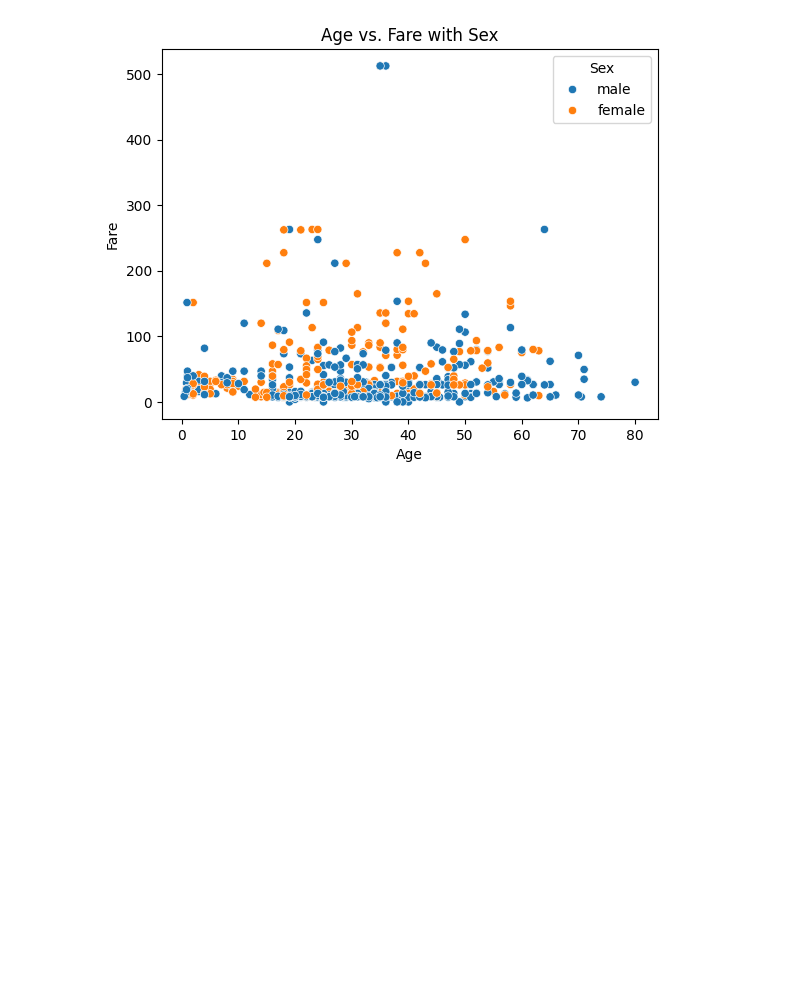
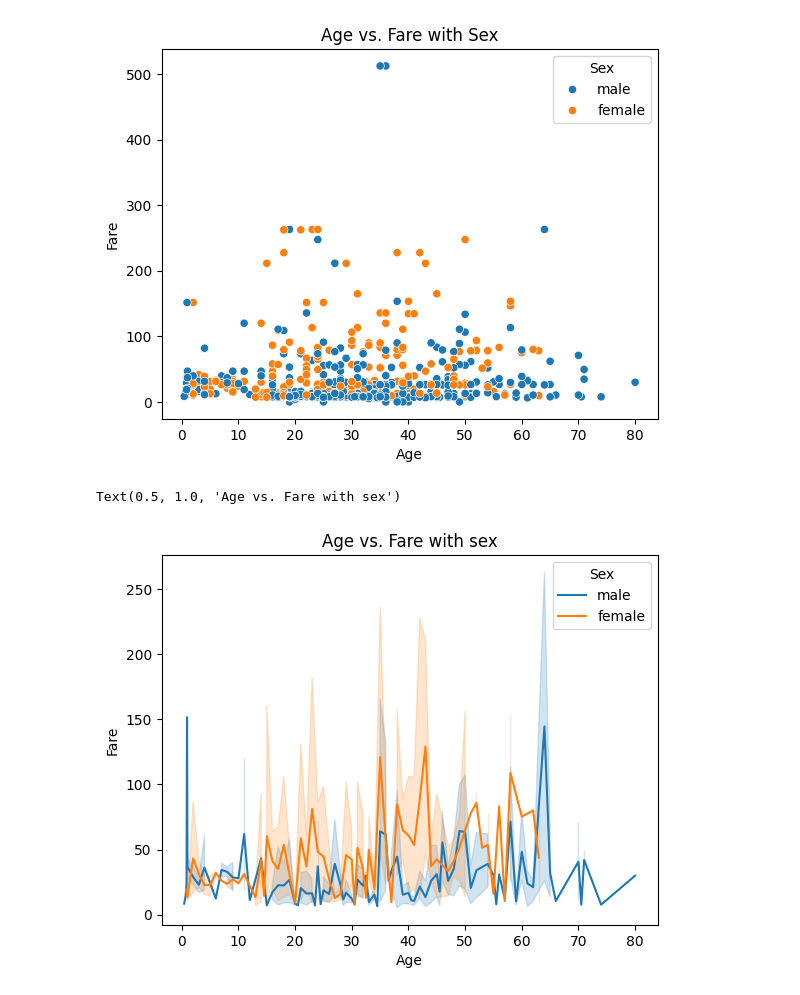
Before and after one commit to iftikhar200/DEV1, a Jupyter notebook: seaborn.ipynb, the cells around one changed output. Saved outputs shown, nothing was run; the diff lists cells and outputs as text; code cells hidden in the pictures; blank space fills up the shorter version.

```diff
--- a/seaborn.ipynb
+++ b/seaborn.ipynb
@@ -67,3 +67,9 @@ plt.title("Age vs. Fare with Sex")
 # %% [output]
 Text(0.5, 1.0, 'Age vs. Fare with Sex')
 [figure]
+# %%
+sns.lineplot(x="Age", y="Fare", data=df, hue="Sex")
+plt.title("Age vs. Fare with sex")
+# %% [output]
+Text(0.5, 1.0, 'Age vs. Fare with sex')
+[figure, added]
```
Also changed, not shown: parts of 1 cell of this notebook.
